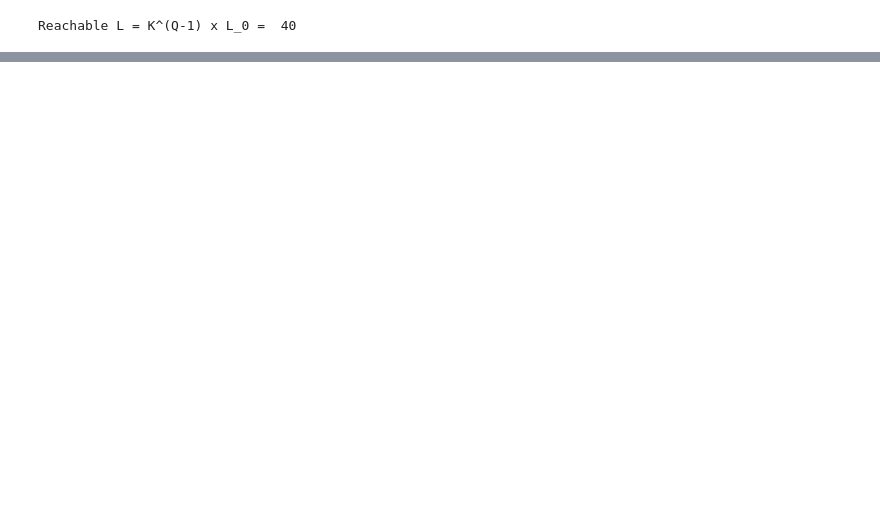
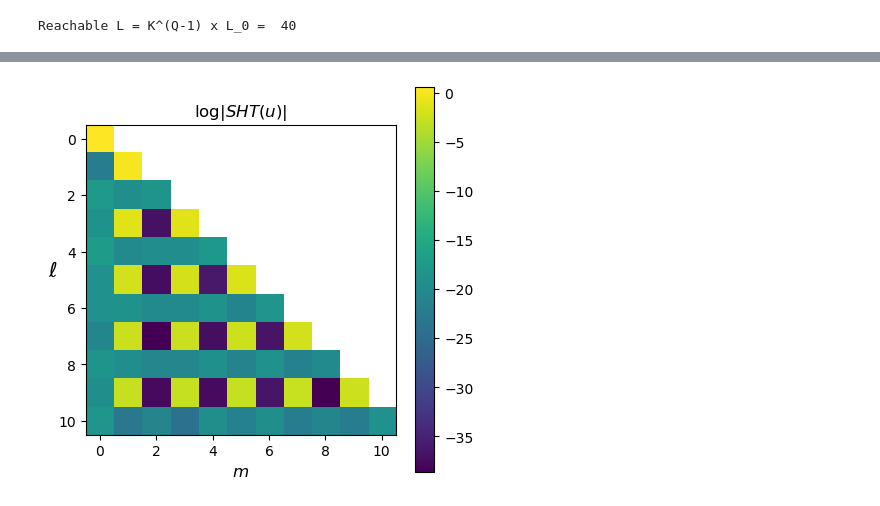
Before and after one commit to TheoHanon/TFE, a Jupyter notebook: Experiences/spectrum_expansion/spectrum_expension.ipynb, the cells around one changed output, grey strips where cells are left out. Cells and saved outputs as stored; diff of their text form; code cells hidden in the pictures; blank space fills up the shorter version.

```diff
--- a/Experiences/spectrum_expansion/spectrum_expension.ipynb
+++ b/Experiences/spectrum_expansion/spectrum_expension.ipynb
@@ -19,0 +17,5 @@ f = create_target(Y_50)
+# %%
+experience = "Spec1"
+# %%
+with open("configs/" + experience + ".yaml", "r") as ymlfile:
+    config = yaml.safe_load(ymlfile)
@@ -128,0 +67,10 @@ inside = spherical_siren.forward_inside(X)
+# %%
+fig = plt.figure(figsize=(5, 5))
+plt.imshow(coeffs_abs.log(), cmap="viridis")
+plt.xlabel(r"$m$", fontsize = 12)
+plt.ylabel(r"$\ell$", rotation= 0 , fontsize = 15)
+plt.title("$\log | SHT(u) |$")
+plt.colorbar()
+plt.show()
+# %% [output]
+[figure, added]
```
Also changed, not shown: parts of 20 cells of this notebook, 9 other files.
